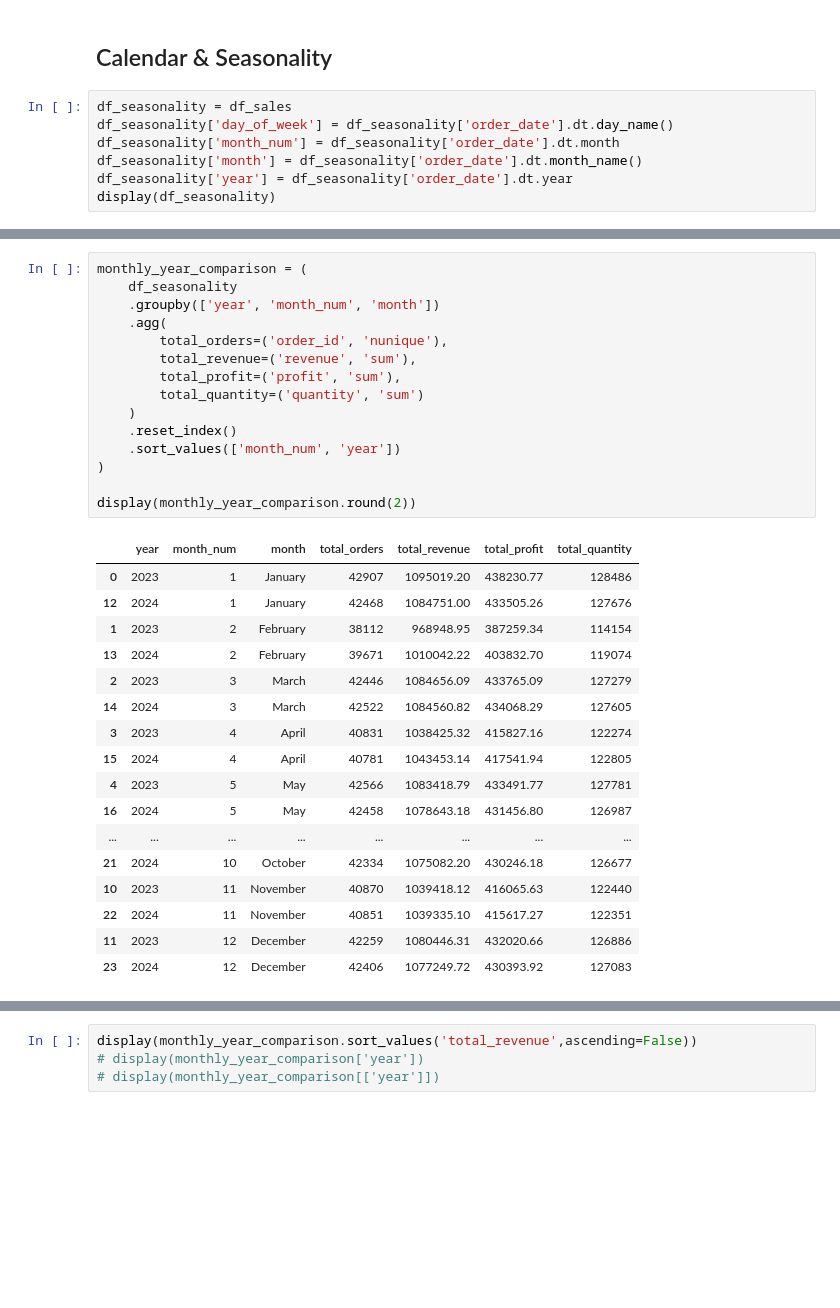
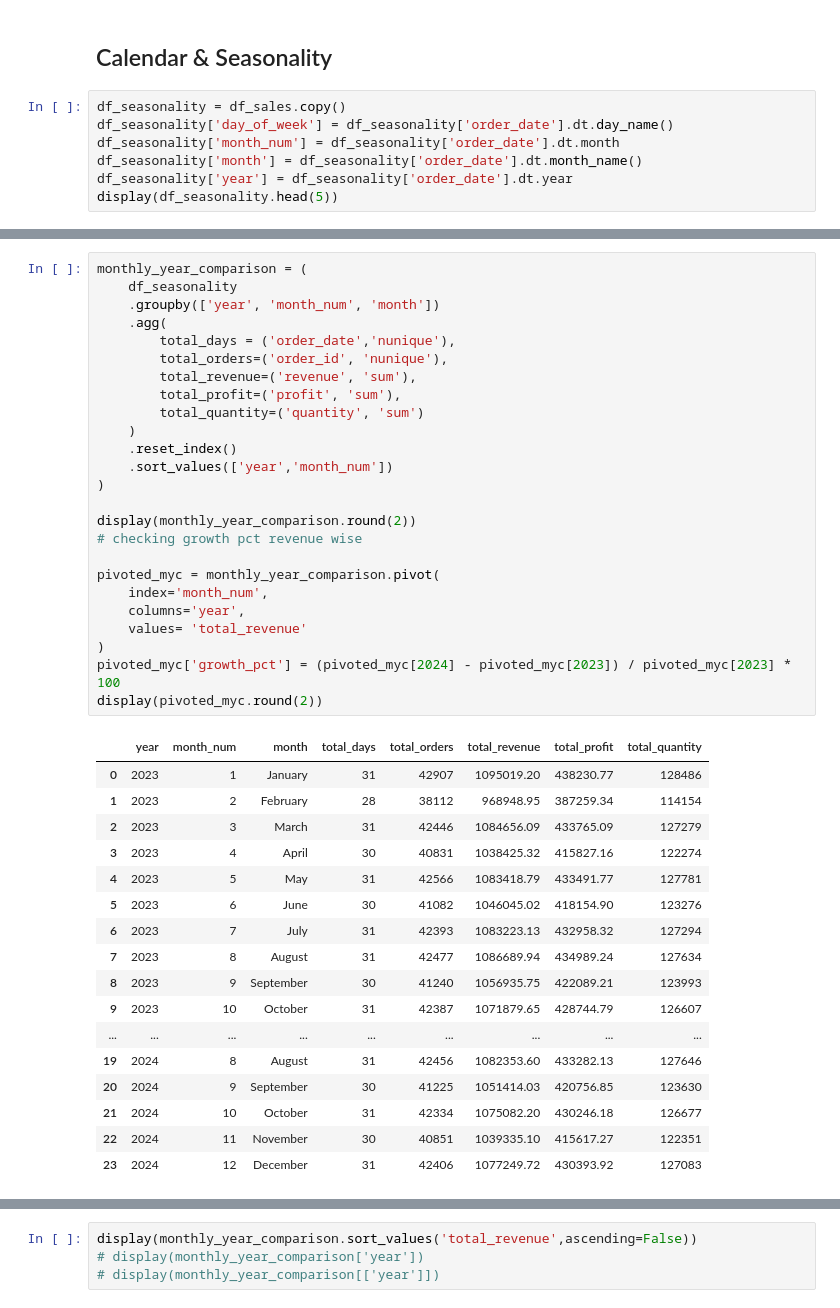
Before and after one commit to Devendra-afk/Retail_Stores_Analysis, a Jupyter notebook: python/notebooks/01_sales_eda.ipynb, the cells around one changed output, grey strips where cells are left out. Saved outputs shown, nothing was run; the diff lists cells and outputs as text; blank space fills up the shorter version.

```diff
--- a/python/notebooks/01_sales_eda.ipynb
+++ b/python/notebooks/01_sales_eda.ipynb
@@ -1342,12 +1214,12 @@ display(storeType_performance.round(2).sort_values('total_revenue',ascending=Fal
 # %% [markdown]
 ## Calendar & Seasonality
 # %%
-df_seasonality = df_sales
+df_seasonality = df_sales.copy()
 df_seasonality['day_of_week'] = df_seasonality['order_date'].dt.day_name()
 df_seasonality['month_num'] = df_seasonality['order_date'].dt.month
 df_seasonality['month'] = df_seasonality['order_date'].dt.month_name()
 df_seasonality['year'] = df_seasonality['order_date'].dt.year
-display(df_seasonality)
+display(df_seasonality.head(5))
 # %% [output]
 |  | order_id | order_date | product_id | store_id | customer_id | quantity | unit_price | discount | revenue | ... |
 | 0 | 0RD00000001 | 2023-01-07 | P0080 | S093 | C040749 | 5 | 14.43 | 0.15 | 61.33 | ... |
@@ -1440,33 +1311,43 @@ September through November show relatively lower revenue than the strongest mont
 # %%
 monthly_year_comparison = (
     df_seasonality
     .groupby(['year', 'month_num', 'month'])
     .agg(
+        total_days = ('order_date','nunique'),
         total_orders=('order_id', 'nunique'),
         total_revenue=('revenue', 'sum'),
         total_profit=('profit', 'sum'),
         total_quantity=('quantity', 'sum')
     )
     .reset_index()
-    .sort_values(['month_num', 'year'])
+    .sort_values(['year','month_num'])
 )
 
 display(monthly_year_comparison.round(2))
+# checking growth pct revenue wise
+
+pivoted_myc = monthly_year_comparison.pivot(
+    index='month_num',
+    columns='year',
+    values= 'total_revenue'
+)
+pivoted_myc['growth_pct'] = (pivoted_myc[2024] - pivoted_myc[2023]) / pivoted_myc[2023] * 100
+display(pivoted_myc.round(2))
 # %% [output]
-|  | year | month_num | month | total_orders | total_revenue | total_profit | total_quantity |
-| 0 | 2023 | 1 | January | 42907 | 1095019.20 | 438230.77 | 128486 |
-| 12 | 2024 | 1 | January | 42468 | 1084751.00 | 433505.26 | 127676 |
-| 1 | 2023 | 2 | February | 38112 | 968948.95 | 387259.34 | 114154 |
-| 13 | 2024 | 2 | February | 39671 | 1010042.22 | 403832.70 | 119074 |
-| 2 | 2023 | 3 | March | 42446 | 1084656.09 | 433765.09 | 127279 |
-| 14 | 2024 | 3 | March | 42522 | 1084560.82 | 434068.29 | 127605 |
-| 3 | 2023 | 4 | April | 40831 | 1038425.32 | 415827.16 | 122274 |
-| 15 | 2024 | 4 | April | 40781 | 1043453.14 | 417541.94 | 122805 |
-| 4 | 2023 | 5 | May | 42566 | 1083418.79 | 433491.77 | 127781 |
-| 16 | 2024 | 5 | May | 42458 | 1078643.18 | 431456.80 | 126987 |
-| ... | ... | ... | ... | ... | ... | ... | ... |
-| 21 | 2024 | 10 | October | 42334 | 1075082.20 | 430246.18 | 126677 |
-| 10 | 2023 | 11 | November | 40870 | 1039418.12 | 416065.63 | 122440 |
-| 22 | 2024 | 11 | November | 40851 | 1039335.10 | 415617.27 | 122351 |
-| 11 | 2023 | 12 | December | 42259 | 1080446.31 | 432020.66 | 126886 |
-| 23 | 2024 | 12 | December | 42406 | 1077249.72 | 430393.92 | 127083 |
+|  | year | month_num | month | total_days | total_orders | total_revenue | total_profit | total_quantity |
+| 0 | 2023 | 1 | January | 31 | 42907 | 1095019.20 | 438230.77 | 128486 |
+| 1 | 2023 | 2 | February | 28 | 38112 | 968948.95 | 387259.34 | 114154 |
+| 2 | 2023 | 3 | March | 31 | 42446 | 1084656.09 | 433765.09 | 127279 |
+| 3 | 2023 | 4 | April | 30 | 40831 | 1038425.32 | 415827.16 | 122274 |
+| 4 | 2023 | 5 | May | 31 | 42566 | 1083418.79 | 433491.77 | 127781 |
+| 5 | 2023 | 6 | June | 30 | 41082 | 1046045.02 | 418154.90 | 123276 |
+| 6 | 2023 | 7 | July | 31 | 42393 | 1083223.13 | 432958.32 | 127294 |
+| 7 | 2023 | 8 | August | 31 | 42477 | 1086689.94 | 434989.24 | 127634 |
+| 8 | 2023 | 9 | September | 30 | 41240 | 1056935.75 | 422089.21 | 123993 |
+| 9 | 2023 | 10 | October | 31 | 42387 | 1071879.65 | 428744.79 | 126607 |
+| ... | ... | ... | ... | ... | ... | ... | ... | ... |
+| 19 | 2024 | 8 | August | 31 | 42456 | 1082353.60 | 433282.13 | 127646 |
+| 20 | 2024 | 9 | September | 30 | 41225 | 1051414.03 | 420756.85 | 123630 |
+| 21 | 2024 | 10 | October | 31 | 42334 | 1075082.20 | 430246.18 | 126677 |
+| 22 | 2024 | 11 | November | 30 | 40851 | 1039335.10 | 415617.27 | 122351 |
+| 23 | 2024 | 12 | December | 31 | 42406 | 1077249.72 | 430393.92 | 127083 |
```
Also changed, not shown: parts of 32 cells of this notebook.
